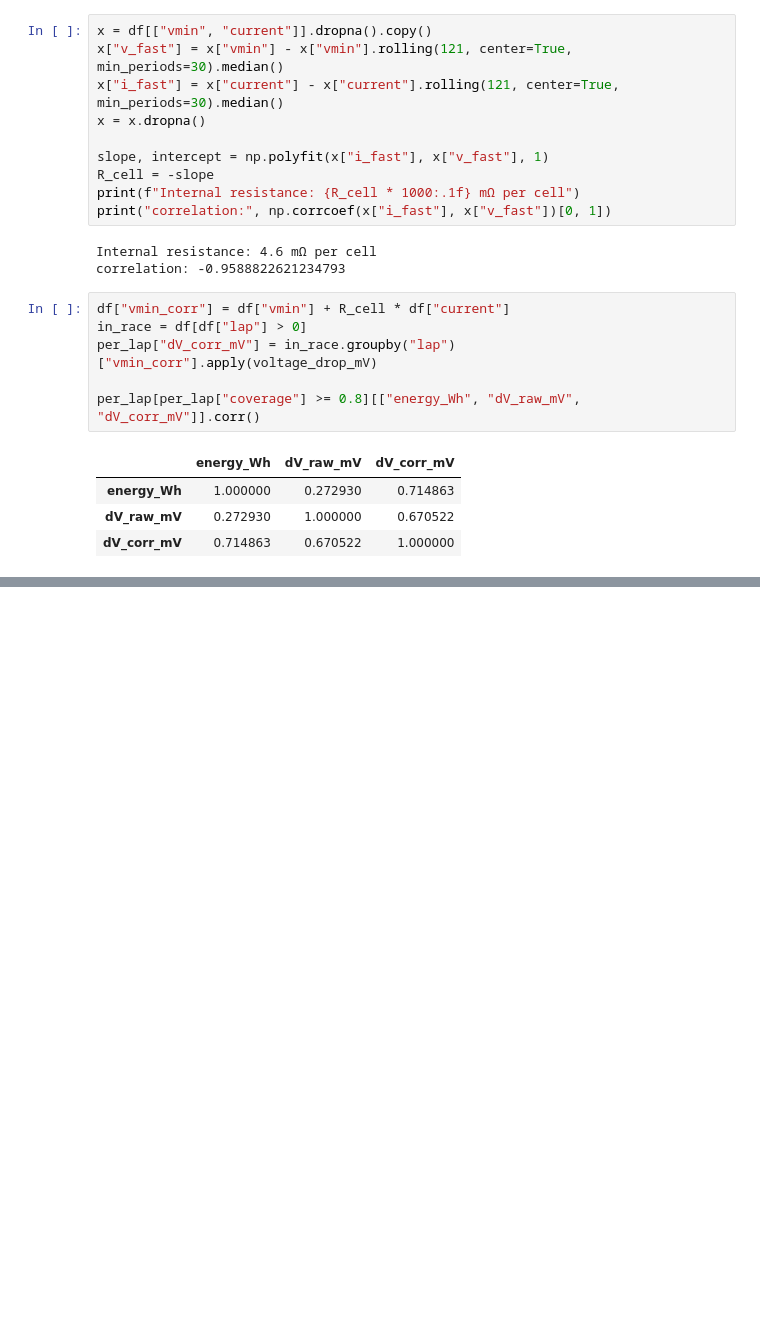
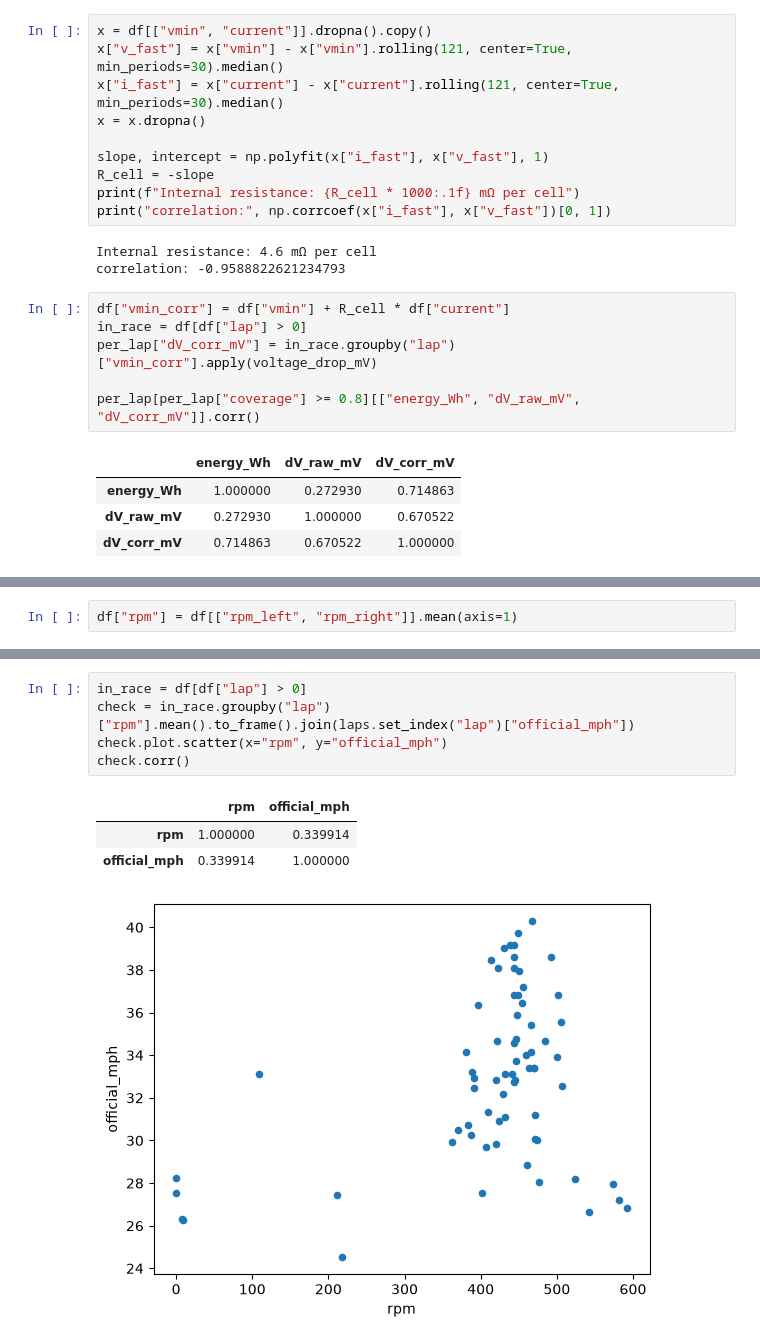
Before and after one commit to jiachengw-sf/calsol_data_analysis, a Jupyter notebook: q1_analysis.ipynb, the cells around one changed output, grey strips where cells are left out. Drawn from its saved outputs; the diff is of its cells as text; blank space fills up the shorter version.

```diff
--- a/q1_analysis.ipynb
+++ b/q1_analysis.ipynb
@@ -447,0 +450,2 @@ per_lap[per_lap["coverage"] >= 0.8][["energy_Wh", "dV_raw_mV", "dV_corr_mV"]].co
+# %%
+df["rpm"] = df[["rpm_left", "rpm_right"]].mean(axis=1)
@@ -447,0 +482,10 @@ per_lap[per_lap["coverage"] >= 0.8][["energy_Wh", "dV_raw_mV", "dV_corr_mV"]].co
+# %%
+in_race = df[df["lap"] > 0]
+check = in_race.groupby("lap")["rpm"].mean().to_frame().join(laps.set_index("lap")["official_mph"])
+check.plot.scatter(x="rpm", y="official_mph")
+check.corr()
+# %% [output]
+|  | rpm | official_mph |
+| rpm | 1.000000 | 0.339914 |
+| official_mph | 0.339914 | 1.000000 |
+[figure, added]
```
Also changed, not shown: parts of 16 cells of this notebook.
